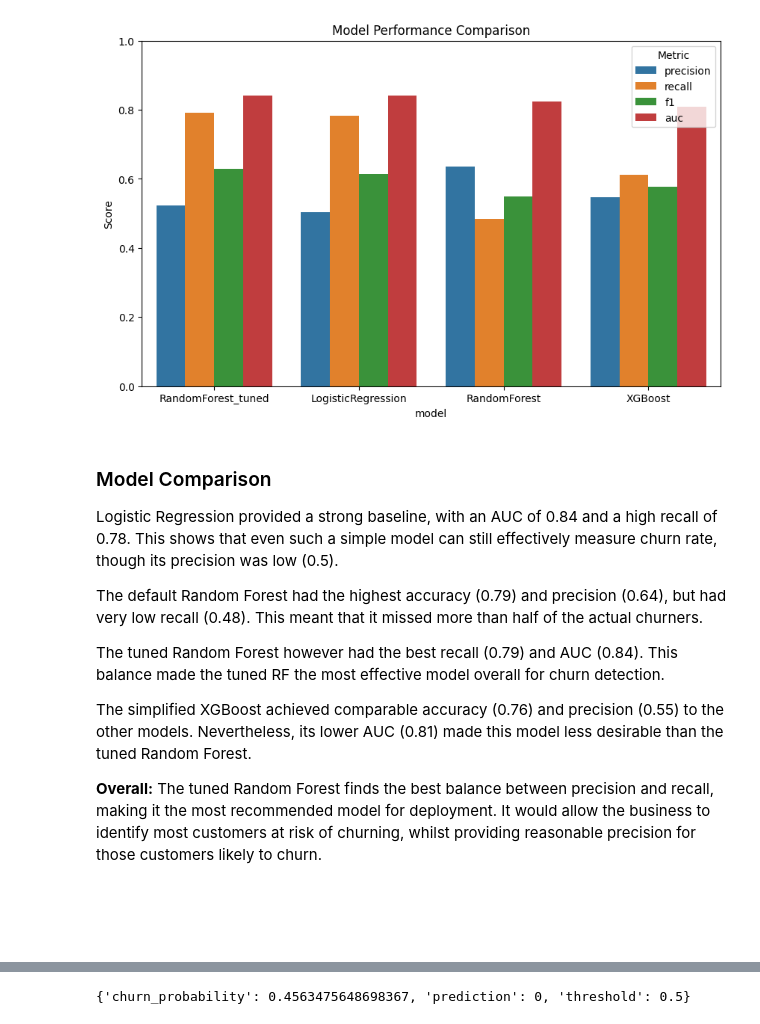
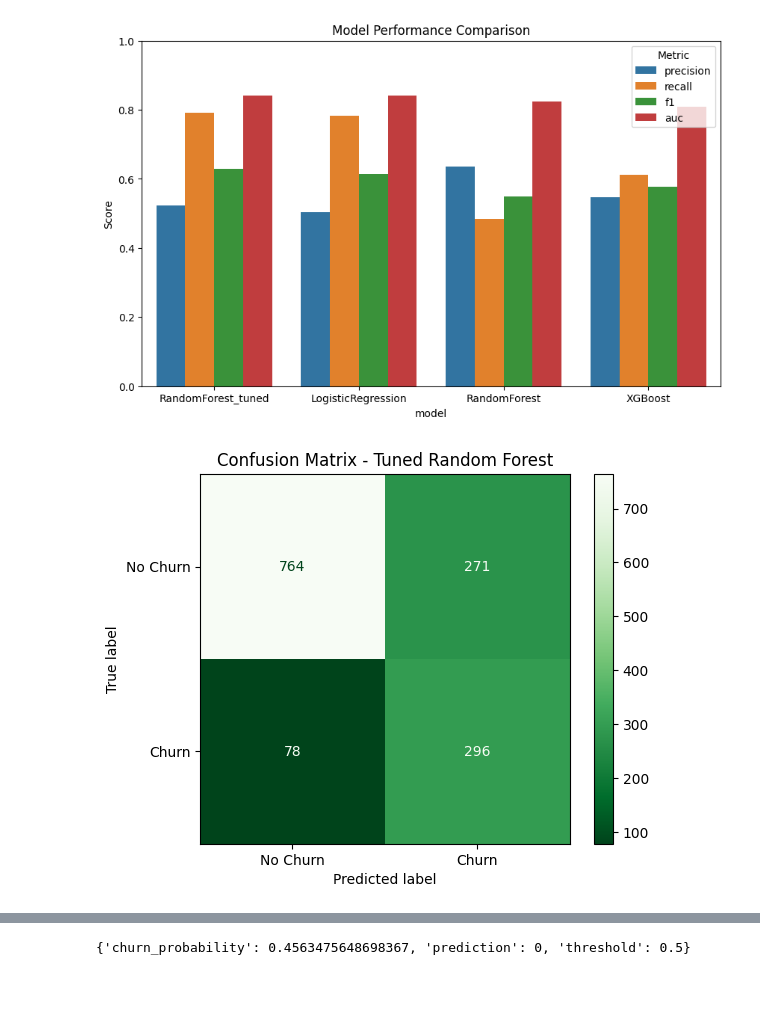
Before and after one commit to JuanSeguraA/customer-churn-prediction, a Jupyter notebook: churn_prediction.ipynb, the cells around one changed output, grey strips where cells are left out. Cells and saved outputs as stored; diff of their text form; code cells hidden in the pictures; blank space fills up the shorter version.

Commit message:
Day 6 - Finished model evaluations

```diff
--- a/churn_prediction.ipynb
+++ b/churn_prediction.ipynb
@@ -572,19 +591,14 @@ plt.legend(title="Metric")
 plt.show()
 # %% [output]
 [figure]
-# %% [markdown]
-### Model Comparison
-
-Logistic Regression provided a strong baseline, with an AUC of 0.84 and a high recall of 0.78. This shows that even such a simple model can still effectively measure churn rate, though its precision was low (0.5).
-
-The default Random Forest had the highest accuracy (0.79) and precision (0.64), but had very low recall (0.48). This meant that it missed more than half of the actual churners.
-
-The tuned Random Forest however had the best recall (0.79) and AUC (0.84). This balance made the tuned RF the most effective model overall for churn detection.
-
-The simplified XGBoost achieved comparable accuracy (0.76) and precision (0.55) to the other models. Nevertheless, its lower AUC (0.81) made this model less desirable than the tuned Random Forest.
-
-**Overall:** The tuned Random Forest finds the best balance between precision and recall, making it the most recommended model for deployment. It would allow the business to identify most customers at risk of churning, whilst providing reasonable precision for those customers likely to churn.
-
-<br>
-<br>
-<br>
+# %%
+y_prob = rf_tuned.predict_proba(X_test)[:, 1]
+y_pred = (y_prob >= 0.5).astype(int)
+
+cm = confusion_matrix(y_test, y_pred)
+disp = ConfusionMatrixDisplay(confusion_matrix=cm, display_labels=["No Churn", "Churn"])
+disp.plot(cmap="Greens_r")
+plt.title("Confusion Matrix - Tuned Random Forest")
+plt.show()
+# %% [output]
+[figure, added]
```
Also changed, not shown: parts of 6 cells of this notebook.
